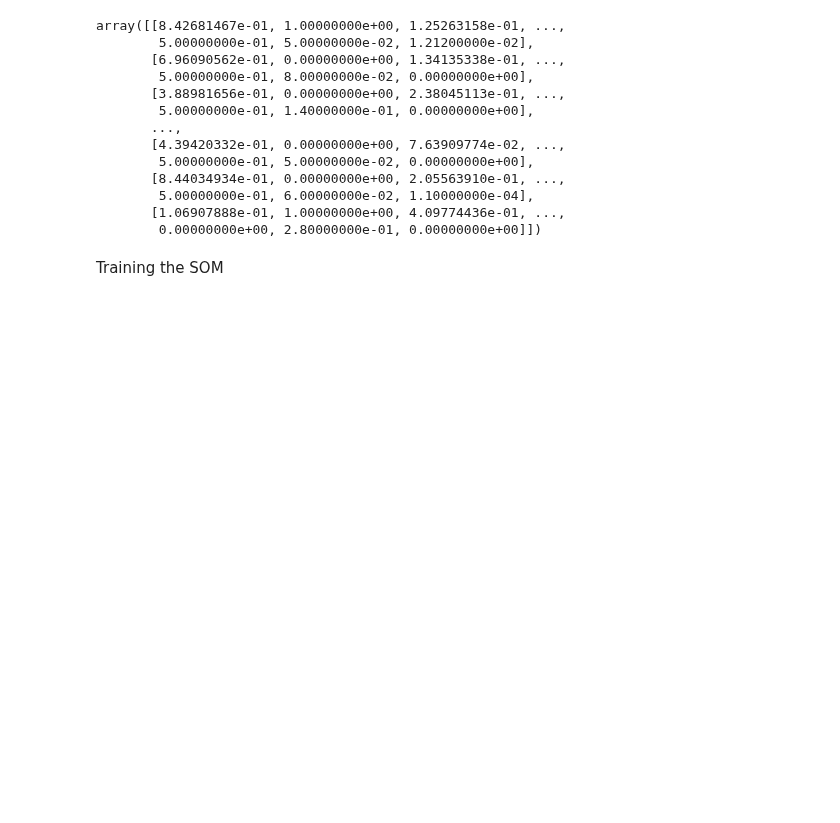
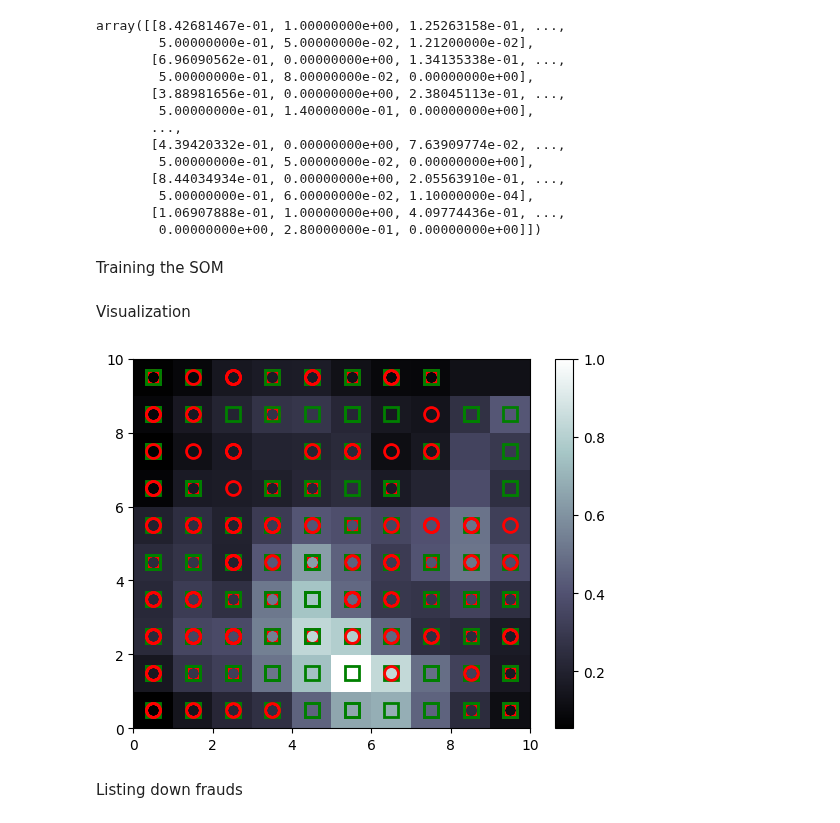
Before and after one commit to SIDDHARTH-S-001/openai_gym_experiments, a Jupyter notebook: ML/DL/P16-Deep-Learning-AZ/Deep Learning A-Z/Part 4 - Self Organizing Maps (SOM)/som.ipynb, the cells around one changed output. Saved outputs shown, nothing was run; the diff lists cells and outputs as text; code cells hidden in the pictures; blank space fills up the shorter version.

```diff
--- a/ML/DL/P16-Deep-Learning-AZ/Deep Learning A-Z/Part 4 - Self Organizing Maps (SOM)/som.ipynb
+++ b/ML/DL/P16-Deep-Learning-AZ/Deep Learning A-Z/Part 4 - Self Organizing Maps (SOM)/som.ipynb
@@ -9,7 +10,7 @@ Pre-Processing
 # %%
 dataset = pd.read_csv('Credit_Card_Applications.csv')
 x = dataset.iloc[:, :-1].values # note thatg only x will be used to train
-y = dataset.iloc[:-1].values # y is just used for comparison later
+y = dataset.iloc[:,-1].values # y is just used for comparison later
 
 sc = MinMaxScaler(feature_range=(0, 1))
 sc.fit_transform(x)
@@ -40,3 +41,29 @@ som.random_weights_init(x)
 # %%
 # train the som
 som.train_random(data=x, num_iteration=100)
+# %% [markdown]
+Visualization
+# %%
+bone() # creates an empty window
+pcolor(som.distance_map().T) # plots the SOM
+colorbar() # specifies legend
+# add markers everywhere to show customer approval status (winning node)
+markers = ['o', 's'] # o - circle [0], s - square [1]
+colors = ['r', 'g'] # r - red, g - green
+
+for i, j in enumerate(x): # i - index of customers, j - vectors of customers at every iteration
+    # get the winning node for the respective customer
+    w = som.winner(j)
+    plot(w[0] + 0.5,
+         w[1] + 0.5,
+         markers[y[i]],
+         markeredgecolor = colors[y[i]],
+         markerfacecolor = 'None',
+         markersize = 10,
+         markeredgewidth = 2) # the marker is placed on the center of the coordinates.
+
+show()
+# %% [output]
+[figure, added]
+# %% [markdown]
+Listing down frauds
```
Also changed, not shown: parts of 3 cells of this notebook.
